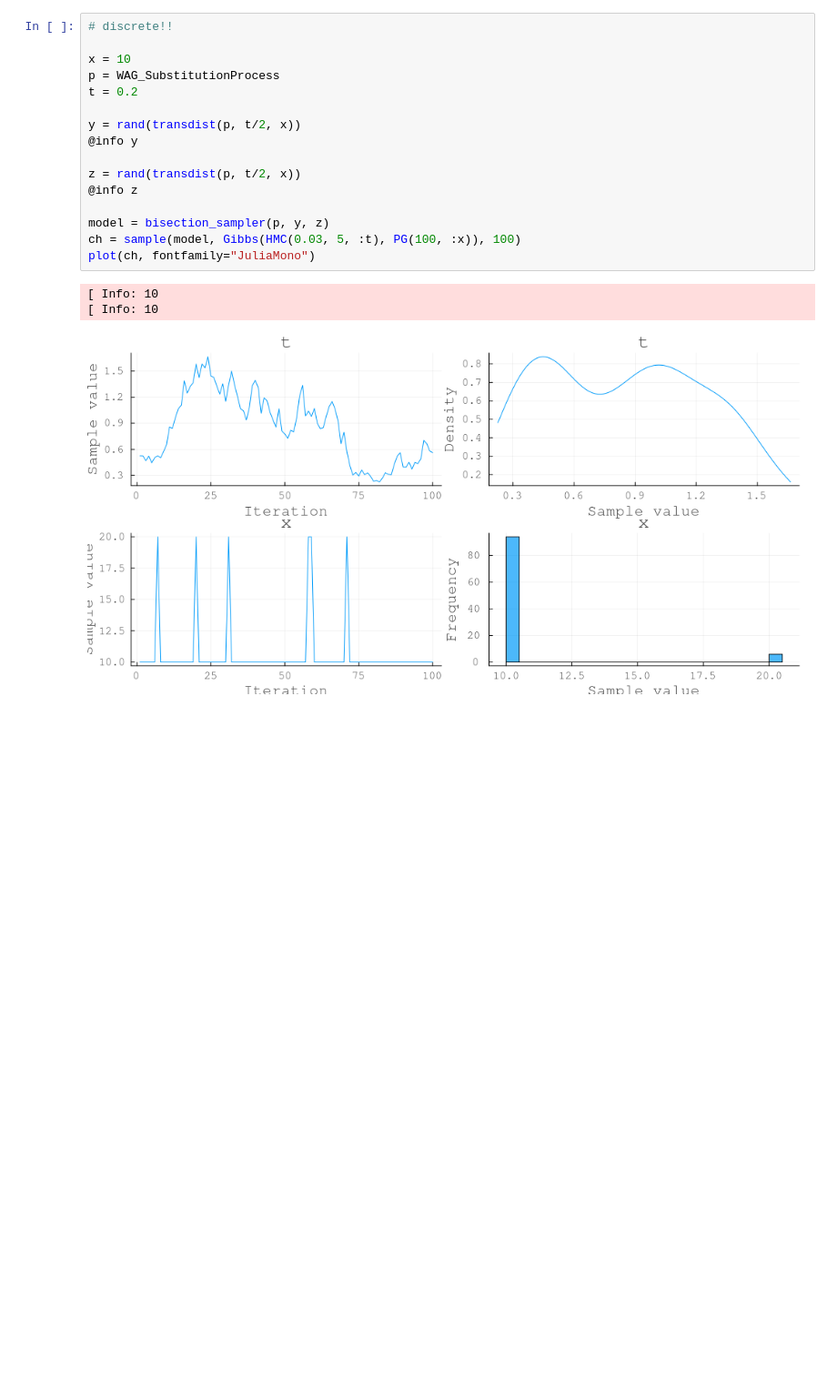
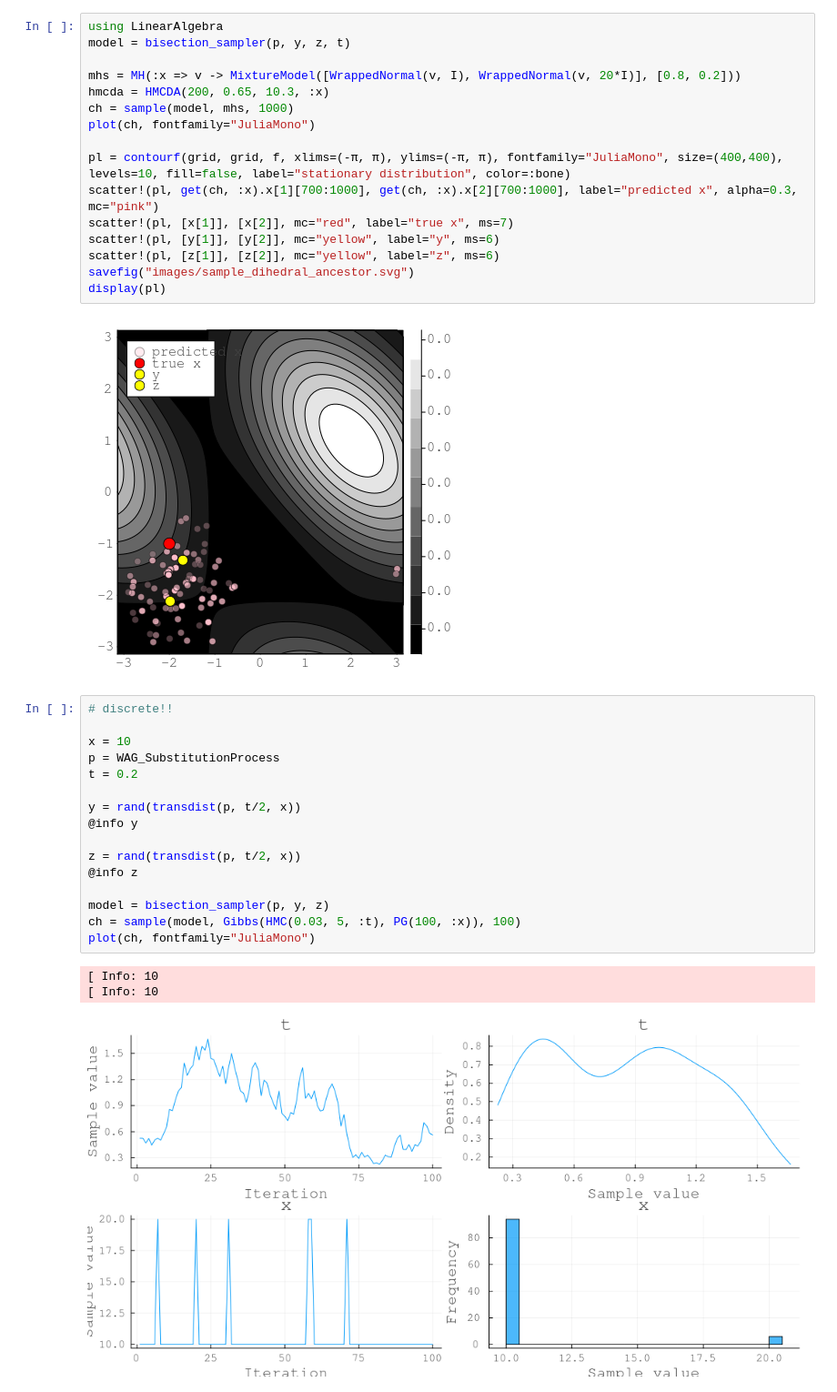
Before and after one commit to FhizZx/TorusEvol, a Jupyter notebook: Bisection.ipynb, the cells around one changed output. Shown at 91% size. Saved outputs shown, nothing was run; the diff lists cells and outputs as text; blank space fills up the shorter version.

```diff
--- a/Bisection.ipynb
+++ b/Bisection.ipynb
@@ -132,3 +125,21 @@ scatter!(pl, [x[1]], [x[2]], mc="black", label="x", ms=7)
+# %%
+using LinearAlgebra
+model = bisection_sampler(p, y, z, t)
+
+mhs = MH(:x => v -> MixtureModel([WrappedNormal(v, I), WrappedNormal(v, 20*I)], [0.8, 0.2]))
+hmcda = HMCDA(200, 0.65, 10.3, :x)
+ch = sample(model, mhs, 1000)
+plot(ch, fontfamily="JuliaMono")
+
+pl = contourf(grid, grid, f, xlims=(-π, π), ylims=(-π, π), fontfamily="JuliaMono", size=(400,400), levels=10, fill=false, label="stationary distribution", color=:bone)
+scatter!(pl, get(ch, :x).x[1][700:1000], get(ch, :x).x[2][700:1000], label="predicted x", alpha=0.3, mc="pink")
+scatter!(pl, [x[1]], [x[2]], mc="red", label="true x", ms=7)
+scatter!(pl, [y[1]], [y[2]], mc="yellow", label="y", ms=6)
+scatter!(pl, [z[1]], [z[2]], mc="yellow", label="z", ms=6)
+savefig("images/sample_dihedral_ancestor.svg")
+display(pl)
+# %% [output]
+[figure, added]
 # %%
 # discrete!!
 
```
Also changed, not shown: parts of 8 cells of this notebook, 3 other files.
